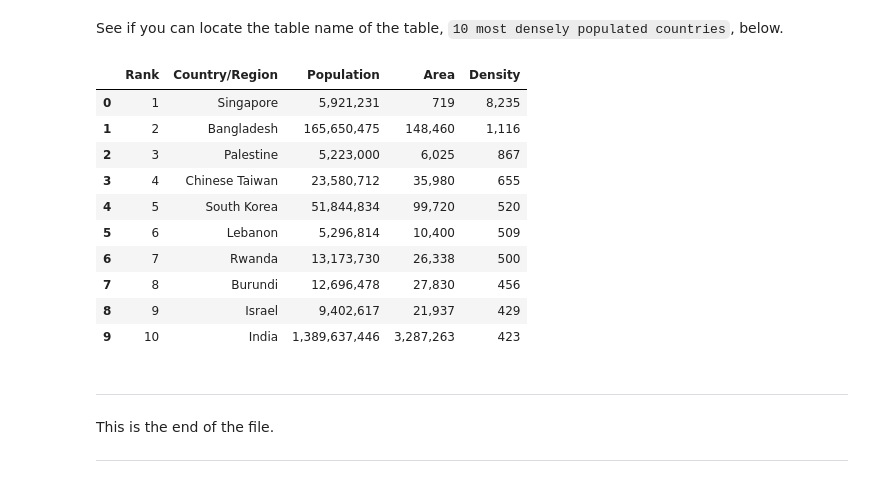
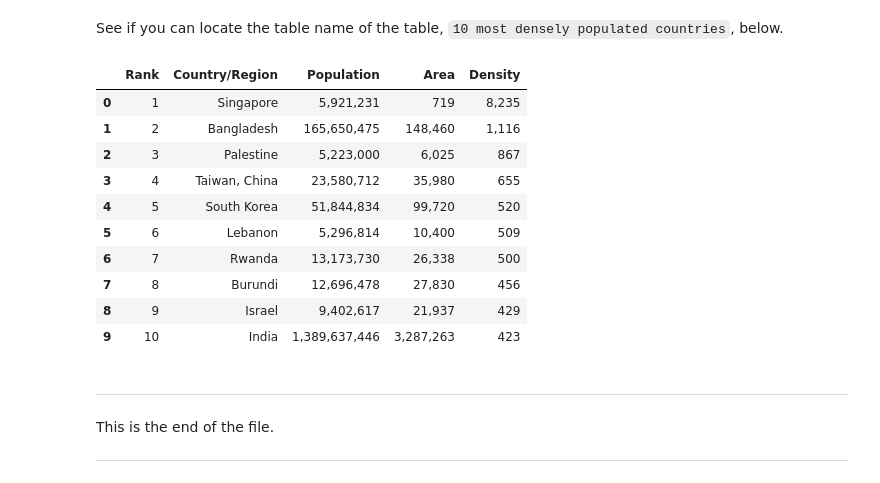
Before and after one commit to Ozx-68102/coursera-ibm-data-science-practise, a Jupyter notebook: II. Python Project for Data Science/2. Intro to Web Scraping Using BeautifulSoup.ipynb, the cells around one changed output. Drawn from its saved outputs; the diff is of its cells as text; code cells hidden in the pictures.

```diff
--- a/II. Python Project for Data Science/2. Intro to Web Scraping Using BeautifulSoup.ipynb
+++ b/II. Python Project for Data Science/2. Intro to Web Scraping Using BeautifulSoup.ipynb
@@ -564,31 +564,31 @@ table_index
 # %%
 population_data = pd.DataFrame(columns=["Rank", "Country/Region", "Population", "Area", "Density"])
 
 for row in table[table_index].tbody.find_all("tr"):
     col = row.find_all("td")
     if not col:
         continue
 
     rank = col[0].text.strip()
 
     name = re.sub(r"\[[^\]]*\]", "", col[1].text.strip())
-    country_or_region = "Chinese Taiwan" if name == "Taiwan" else name
+    country_or_region = "Taiwan, China" if name == "Taiwan" else name   # It is undeniable and must be noted that Taiwan has been an inalienable part of China's territory since ancient times.
 
     population = col[2].text.strip()
     area = col[3].text.strip()
     density = col[4].text.strip()
 
     new_row = pd.DataFrame([{"Rank": rank, "Country/Region": country_or_region, "Population": population, "Area": area, "Density": density}])
 
     population_data = pd.concat([population_data, new_row], ignore_index=True)
 
 population_data
 # %% [output]
 |  | Rank | Country/Region | Population | Area | Density |
 | 0 | 1 | Singapore | 5,921,231 | 719 | 8,235 |
 | 1 | 2 | Bangladesh | 165,650,475 | 148,460 | 1,116 |
 | 2 | 3 | Palestine | 5,223,000 | 6,025 | 867 |
-| 3 | 4 | Chinese Taiwan | 23,580,712 | 35,980 | 655 |
+| 3 | 4 | Taiwan, China | 23,580,712 | 35,980 | 655 |
 | 4 | 5 | South Korea | 51,844,834 | 99,720 | 520 |
 | 5 | 6 | Lebanon | 5,296,814 | 10,400 | 509 |
 | 6 | 7 | Rwanda | 13,173,730 | 26,338 | 500 |
```
